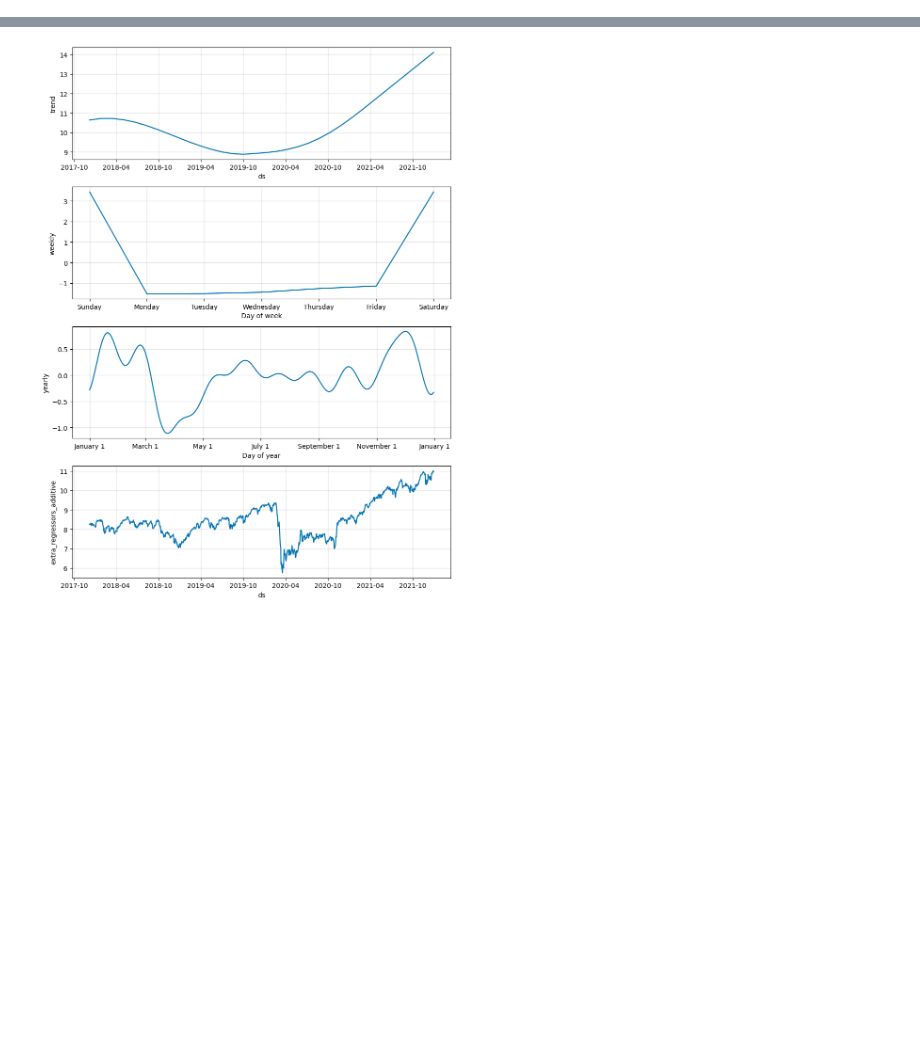
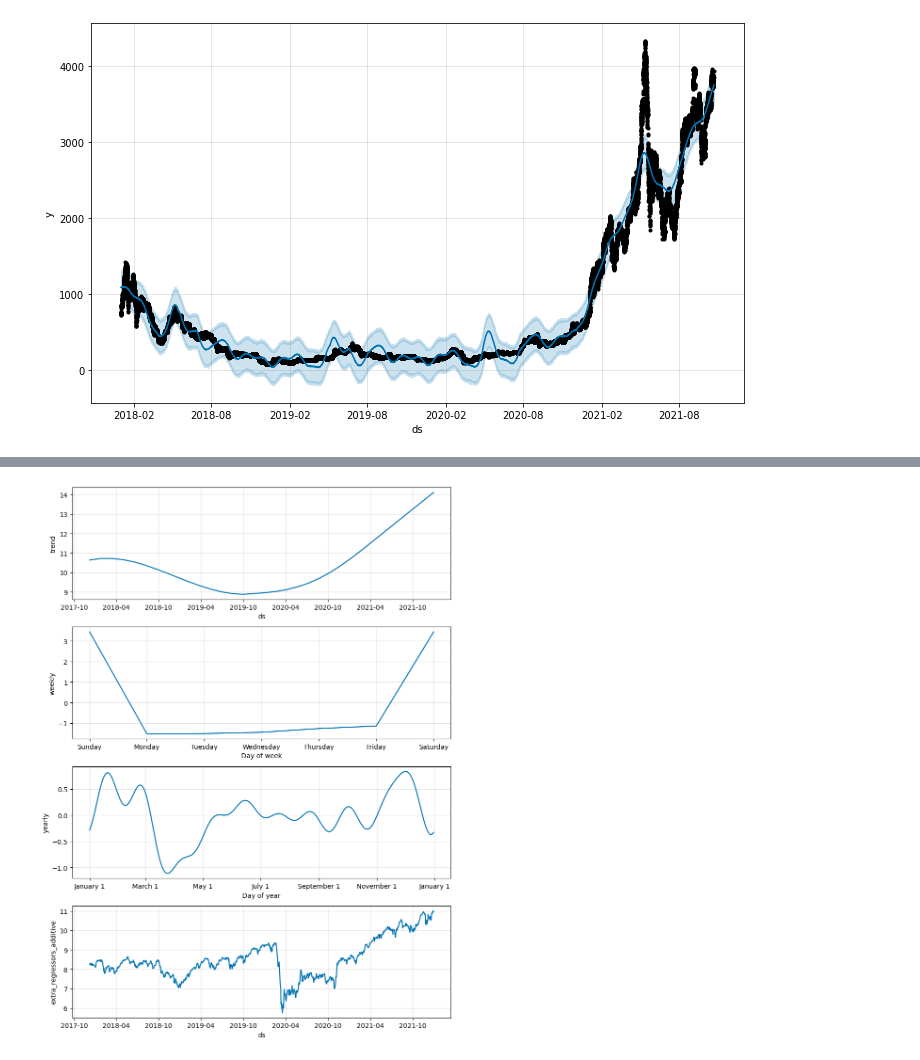
Before and after one commit to remicazorla/CryptoDRL, a Jupyter notebook: Multivariate Time Series Forecast.ipynb, the cells around one changed output, grey strips where cells are left out. Cells and saved outputs as stored; diff of their text form; code cells hidden in the pictures; blank space fills up the shorter version.

```diff
--- a/Multivariate Time Series Forecast.ipynb
+++ b/Multivariate Time Series Forecast.ipynb
@@ -90,0 +67,6 @@ The MAPE for the baseline model is 0.010758090177941134
+# %%
+future_season = model_season.make_future_dataframe(periods=24, freq='H')
+forecast_season = model_season.predict(future_season)
+model_season.plot(forecast_season);
+# %% [output]
+[figure, added]
```
Also changed, not shown: parts of 29 cells of this notebook, 21 other files.
